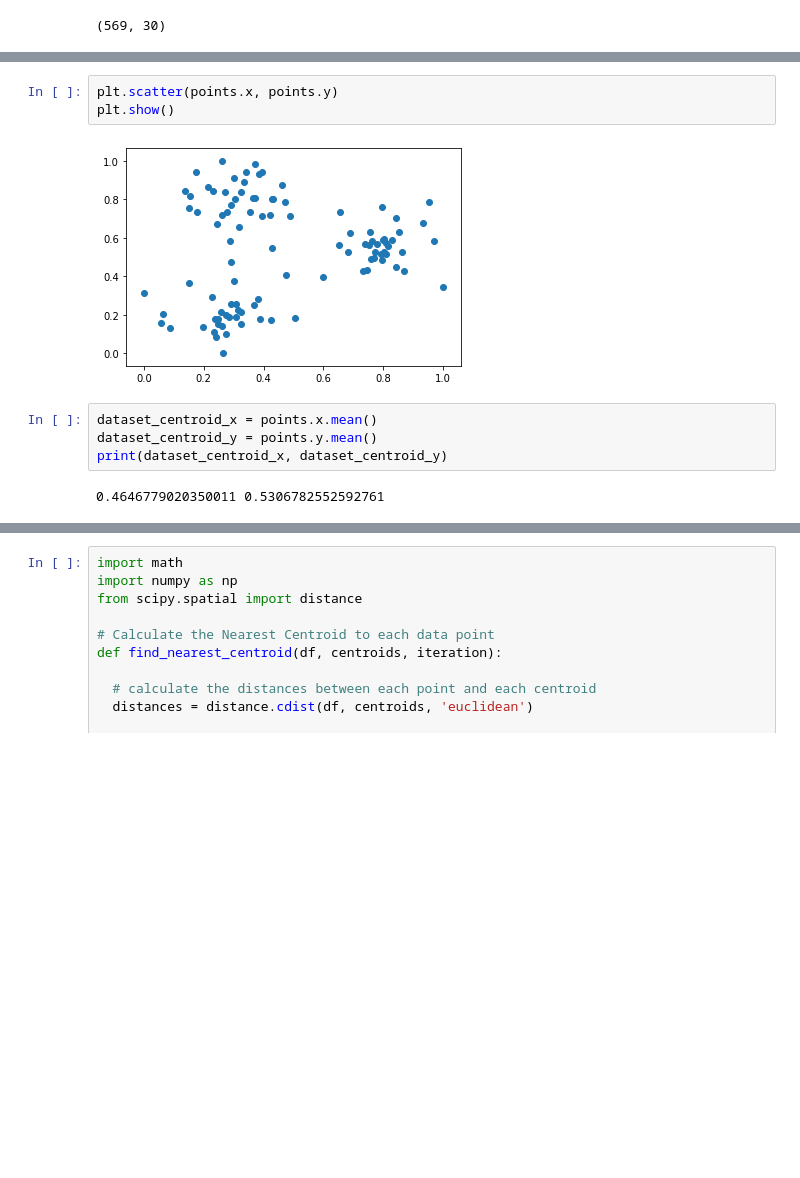
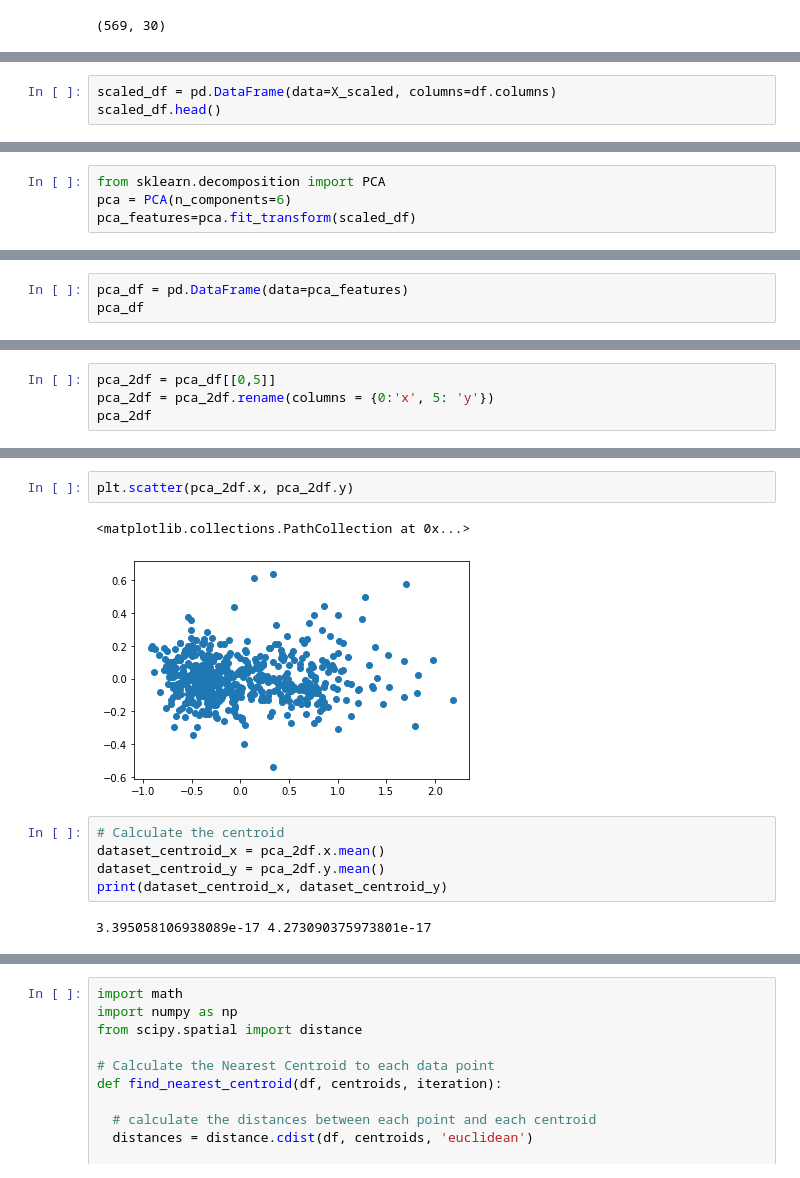
Before and after one commit to cardstud/DS-Unit-1-Sprint-3-Linear-Algebra, a Jupyter notebook: module4-clustering/LS_DS_134_Clustering_Assignment.ipynb, the cells around one changed output, grey strips where cells are left out. Saved outputs shown, nothing was run; the diff lists cells and outputs as text; blank space fills up the shorter version.

```diff
--- a/module4-clustering/LS_DS_134_Clustering_Assignment.ipynb
+++ b/module4-clustering/LS_DS_134_Clustering_Assignment.ipynb
@@ -168,0 +153,3 @@ points.head()
+# %%
+scaled_df = pd.DataFrame(data=X_scaled, columns=df.columns)
+scaled_df.head()
@@ -168,0 +163,4 @@ points.head()
+# %%
+from sklearn.decomposition import PCA
+pca = PCA(n_components=6)
+pca_features=pca.fit_transform(scaled_df)
@@ -168,0 +217,3 @@ points.head()
+# %%
+pca_df = pd.DataFrame(data=pca_features)
+pca_df
@@ -168,0 +234,4 @@ points.head()
+# %%
+pca_2df = pca_df[[0,5]]
+pca_2df = pca_2df.rename(columns = {0:'x', 5: 'y'})
+pca_2df
@@ -169,12 +252,13 @@ points.head()
 # %%
-plt.scatter(points.x, points.y)
-plt.show()
+plt.scatter(pca_2df.x, pca_2df.y)
 # %% [output]
+<matplotlib.collections.PathCollection at 0x...>
-[figure, old version]
+[figure, new version]
 # %%
-dataset_centroid_x = points.x.mean()
-dataset_centroid_y = points.y.mean()
+# Calculate the centroid
+dataset_centroid_x = pca_2df.x.mean()
+dataset_centroid_y = pca_2df.y.mean()
 print(dataset_centroid_x, dataset_centroid_y)
 # %% [output]
-0.4646779020350011 0.5306782552592761
+3.395058106938089e-17 4.273090375973801e-17
 # %%
```
Also changed, not shown: parts of 40 cells of this notebook.
